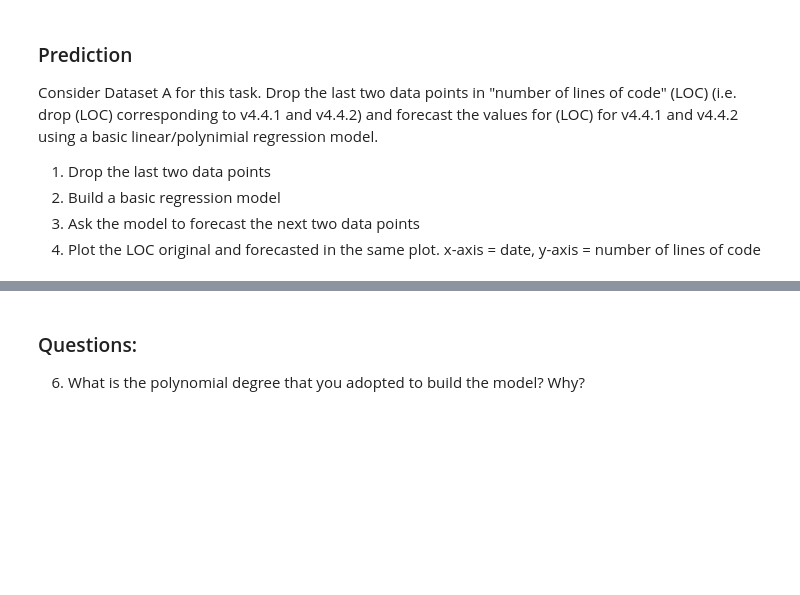
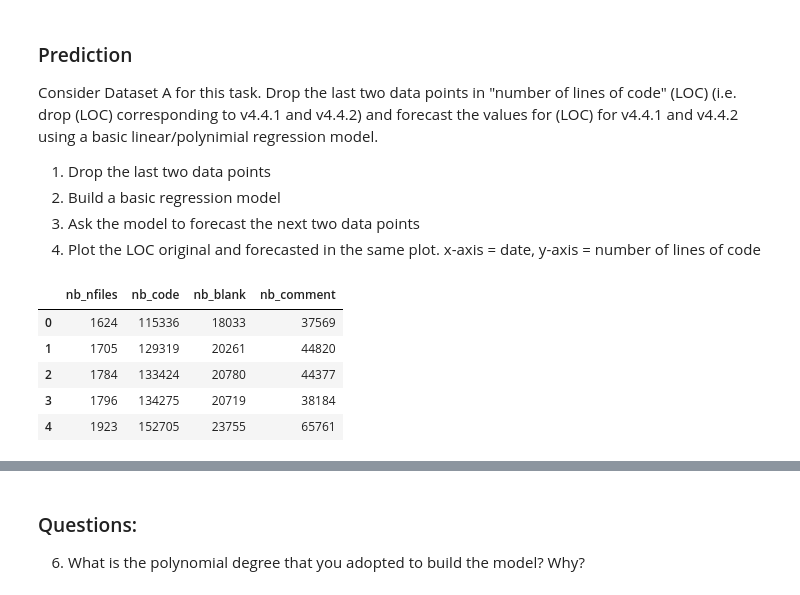
Before and after one commit to goffinetnicolas/Software_evolution_TP2_2023, a Jupyter notebook: TP2_section2.ipynb, the cells around one changed output, grey strips where cells are left out. Saved outputs shown, nothing was run; the diff lists cells and outputs as text; code cells hidden in the pictures; blank space fills up the shorter version.

```diff
--- a/TP2_section2.ipynb
+++ b/TP2_section2.ipynb
@@ -321,4 +353,13 @@ Consider Dataset A for this task. Drop the last two data points in "number of li
 4. Plot the LOC original and forecasted in the same plot. x-axis = date, y-axis = number of lines of code
 # %%
 # Your code here
+reg = d.drop(d.index[[-1,-2]])
+reg.head()
+# %% [output]
+|  | nb_nfiles | nb_code | nb_blank | nb_comment |
+| 0 | 1624 | 115336 | 18033 | 37569 |
+| 1 | 1705 | 129319 | 20261 | 44820 |
+| 2 | 1784 | 133424 | 20780 | 44377 |
+| 3 | 1796 | 134275 | 20719 | 38184 |
+| 4 | 1923 | 152705 | 23755 | 65761 |
 # %%
```
Also changed, not shown: parts of 8 cells of this notebook.
